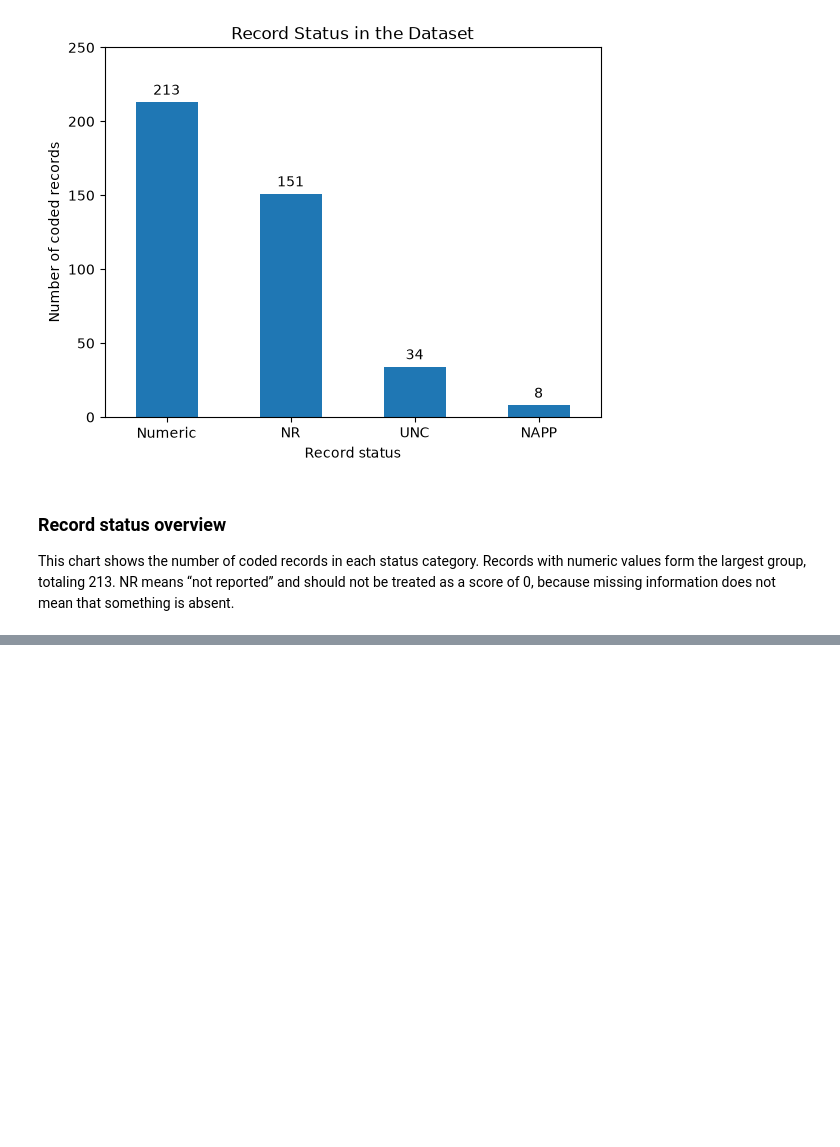
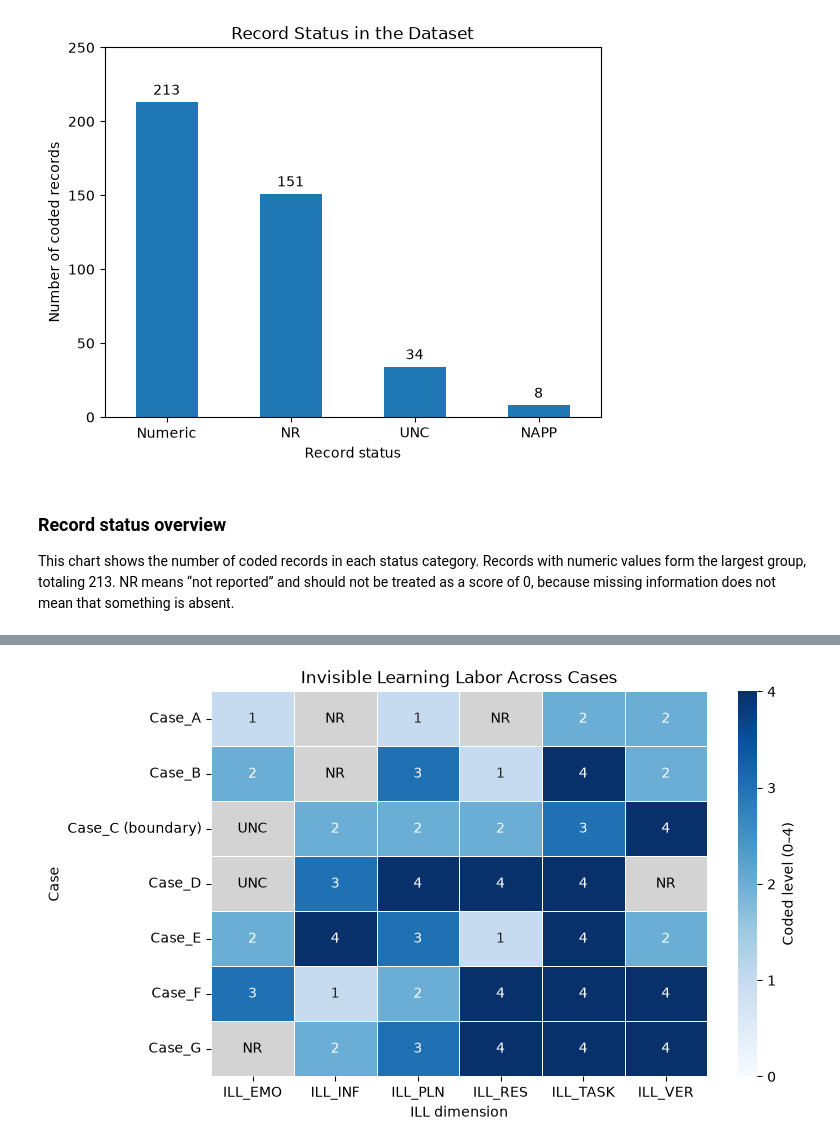
Before and after one commit to Joy090810/standardized-test-fairness, a Jupyter notebook: notebooks/01_data_overview.ipynb, the cells around one changed output, grey strips where cells are left out. Saved outputs shown, nothing was run; the diff lists cells and outputs as text; code cells hidden in the pictures; blank space fills up the shorter version.

Commit message:
add heatmap

```diff
--- a/notebooks/01_data_overview.ipynb
+++ b/notebooks/01_data_overview.ipynb
@@ -76,0 +77,3 @@ df.head()
+# %%
+ill_df = df.loc[df["category"] == "ILL"].copy()
+ill_df.head(7)
@@ -76,0 +89,8 @@ df.head()
+# %%
+ill_matrix = ill_df.pivot(
+    index="case_id",
+    columns="variable",
+    values="value"
+)
+
+ill_matrix
@@ -76,0 +107,3 @@ df.head()
+# %%
+ill_numeric = ill_matrix.apply(pd.to_numeric, errors="coerce")
+ill_numeric
@@ -76,0 +120,35 @@ df.head()
+# %%
+import seaborn as sns
+
+plt.figure(figsize=(8, 5))
+ax = sns.heatmap(
+    ill_numeric,
+    cmap="Blues",
+    vmin=0,
+    vmax=4,
+    annot=True,
+    fmt=".0f",
+    linewidths=0.5,
+    cbar_kws={"ticks": [0, 1, 2, 3, 4], "label": "Coded level (0–4)"},
+    yticklabels=ill_numeric.index.str.replace("Case_C", "Case_C (boundary)", regex=False)
+)
+for row in range(ill_numeric.shape[0]):
+    for col in range(ill_numeric.shape[1]):
+        if pd.isna(ill_numeric.iloc[row, col]):
+            ax.text(
+                col + 0.5,
+                row + 0.5,
+                ill_matrix.iloc[row, col],
+                ha="center",
+                va="center",
+                color="black"
+            )
+
+plt.yticks(rotation=0)
+ax.set_facecolor("lightgray")
+plt.title("Invisible Learning Labor Across Cases")
+plt.xlabel("ILL dimension")
+plt.ylabel("Case")
+plt.show()
+# %% [output]
+[figure, added]
```
Also changed, not shown: parts of 6 cells of this notebook.
